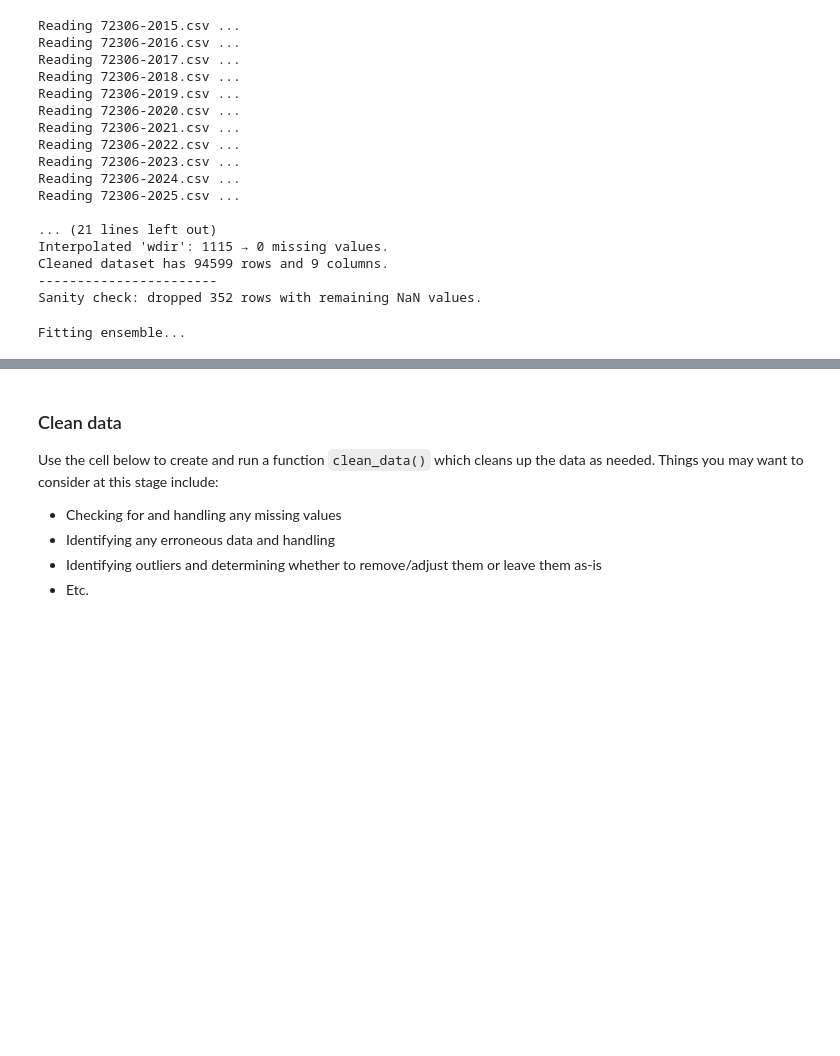
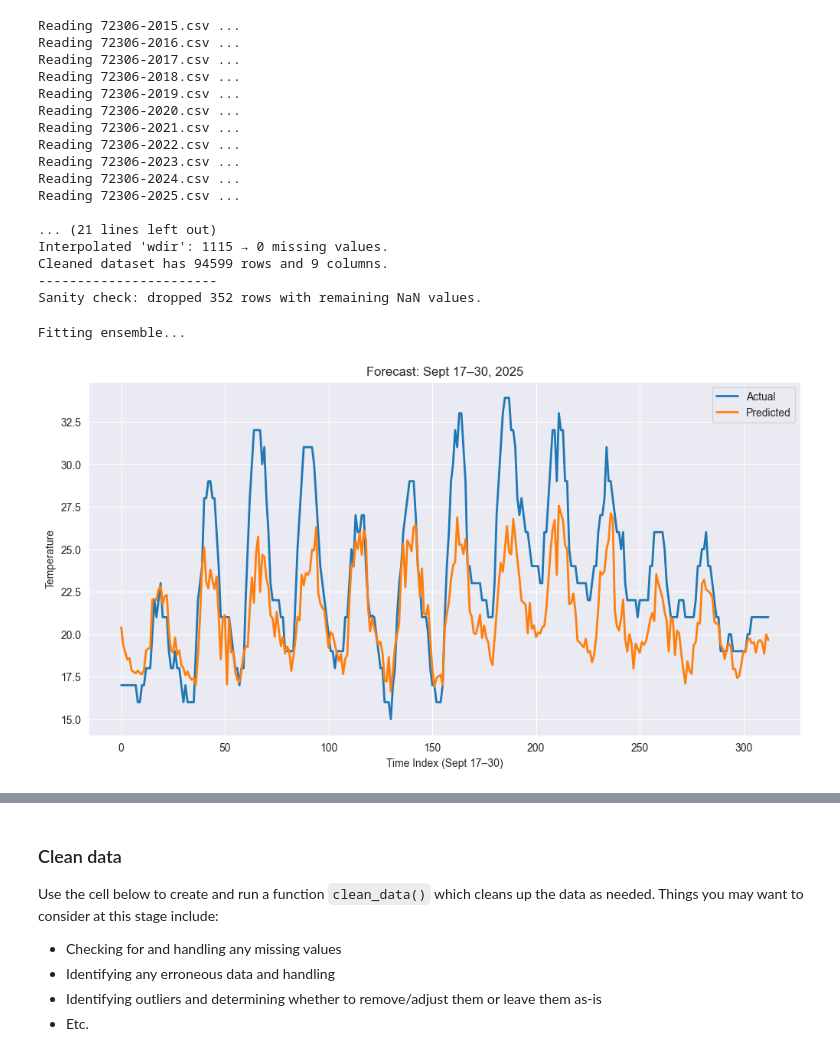
Before and after one commit to DominicTanzillo/520weather, a Jupyter notebook: weather.ipynb, the cells around one changed output, grey strips where cells are left out. Drawn from its saved outputs; the diff is of its cells as text; code cells hidden in the pictures; blank space fills up the shorter version.

Commit message:
📈 Graphs added and non-linear model finalized

```diff
--- a/weather.ipynb
+++ b/weather.ipynb
@@ -81,32 +81,32 @@ Cleaned dataset has 94599 rows and 9 columns.
 Sanity check: dropped 352 rows with remaining NaN values.
 # %%
 import pandas as pd
-from sklearn.metrics import mean_squared_error
 import matplotlib.pyplot as plt
 from src.ensemble.model_creation import run_pipeline
 
-# Case 1: If Sept 2025 labels exist in your cleaned_weather.csv
+# Case 1: If Sept 2025 labels exist in cleaned_weather_final.csv
 X_train, y_train, X_test, y_test, model, y_pred = run_pipeline(
     weather_filename="Data_Cleaned/cleaned_weather_final.csv",
     forecast_start="2025-09-17",
     forecast_end="2025-09-30"
 )
 
-# Case 2: If you later only want to forecast (no labels in data)
-_, _, X_future, _, trained_model, future_pred = run_pipeline(
-    weather_filename="Data_Cleaned/cleaned_weather_final.csv",
-    forecast_start="2025-09-17",
-    forecast_end="2025-09-30"
-)
-print("First 10 predictions:", future_pred[:10])
+# Case 2: Only want to forecast
+#_, _, X_future, _, trained_model, future_pred = run_pipeline(
+#    weather_filename="Data_Cleaned/cleaned_weather_final.csv",
+#    forecast_start="2025-09-17",
+#    forecast_end="2025-09-30"
+#)
+# print("First 10 predictions:", future_pred[:10])
 
 plt.figure(figsize=(12,6))
 plt.plot(y_test.values, label="Actual", linewidth=2)
 plt.plot(y_pred, label="Predicted", linewidth=2)
 plt.title("Forecast: Sept 17–30, 2025")
 plt.xlabel("Time Index (Sept 17–30)")
 plt.ylabel("Temperature")
 plt.legend()
 plt.show()
 # %% [output]
 Fitting ensemble...
+[figure, added]
```
Also changed, not shown: parts of 3 cells of this notebook, 3 other files.
